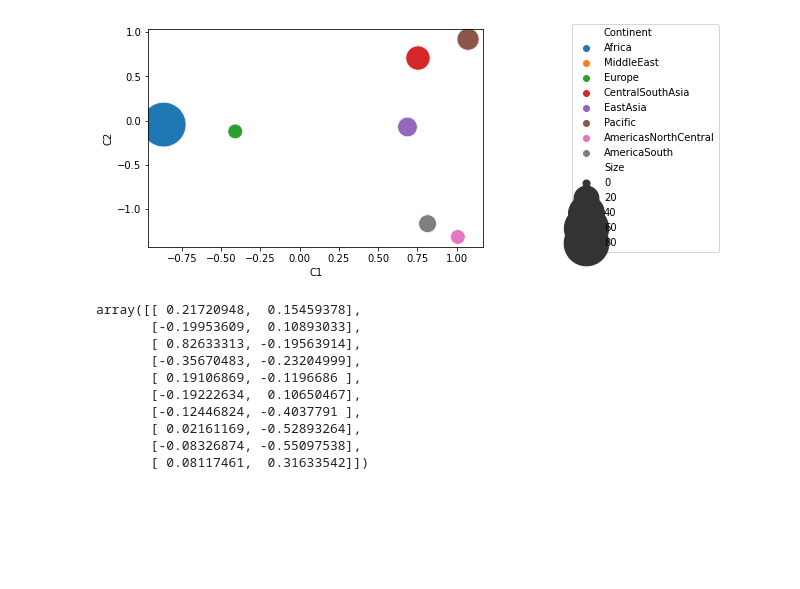
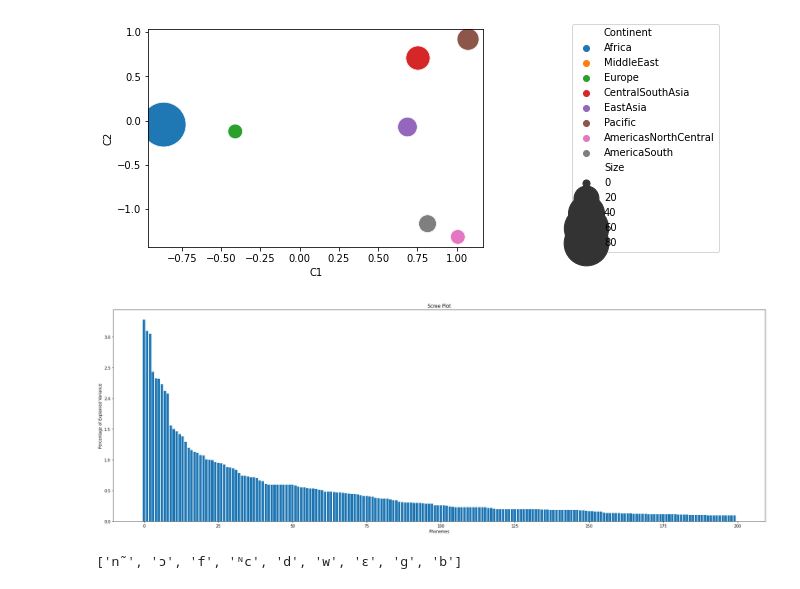
Before and after one commit to camoalon/language_genes, a Jupyter notebook: PCA.ipynb, the cells around one changed output. Drawn from its saved outputs; the diff is of its cells as text; code cells hidden in the pictures; blank space fills up the shorter version.

```diff
--- a/PCA.ipynb
+++ b/PCA.ipynb
@@ -522,16 +537,27 @@ g = sns.scatterplot(cluster_cca['C1'],cluster_cca['C2'],size=cluster_cca['Size']
 legend = g.legend(loc='center left', bbox_to_anchor=(1.25, 0.5), ncol=1)
 # %% [output]
 [figure]
-# %%
-getattr(cca, "y_loadings_")
-# %% [output]
-array([[ 0.21720948,  0.15459378],
-       [-0.19953609,  0.10893033],
-       [ 0.82633313, -0.19563914],
-       [-0.35670483, -0.23204999],
-       [ 0.19106869, -0.1196686 ],
-       [-0.19222634,  0.10650467],
-       [-0.12446824, -0.4037791 ],
-       [ 0.02161169, -0.52893264],
-       [-0.08326874, -0.55097538],
-       [ 0.08117461,  0.31633542]])
+# %%
+phonemes_cca_loadings = pd.DataFrame(getattr(cca, "y_loadings_"))
+# %%
+phonemes_loadings = np.abs(phonemes_pca_loadings.iloc[:,0:10].dot(phonemes_cca_loadings))
+# %%
+phonemes_loadings_sorted = phonemes_loadings[0].sort_values(ascending = False)
+# %%
+phonemes_variance = phonemes_loadings_sorted/np.sum(phonemes_loadings_sorted) * 100
+# %%
+upper_limit = 200
+
+fig, ax = plt.subplots(figsize=(30, 10))
+plt.bar(range(0,len(phonemes_variance[0:upper_limit])), phonemes_variance[0:upper_limit])
+
+plt.ylabel('Percentage of Explained Variance')
+plt.xlabel('Phonemes')
+plt.title('Scree Plot')
+plt.show()
+# %% [output]
+[figure, added]
+# %%
+list(phonemes_loadings_sorted[0:9].index)
+# %% [output]
+['n˜', 'ɔ', 'f', 'ᴺc', 'd', 'w', 'ɛ', 'ɡ', 'b']
```
Also changed, not shown: parts of 6 cells of this notebook.
